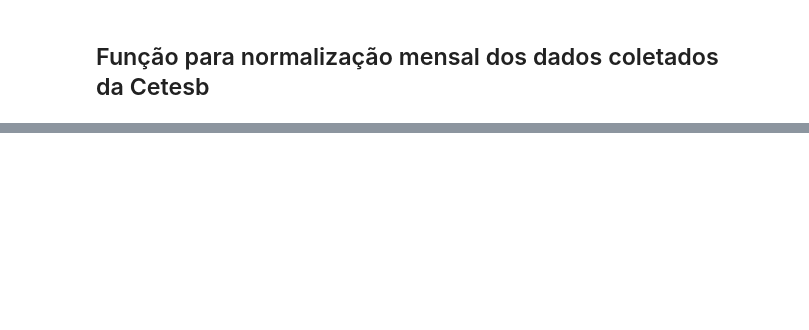
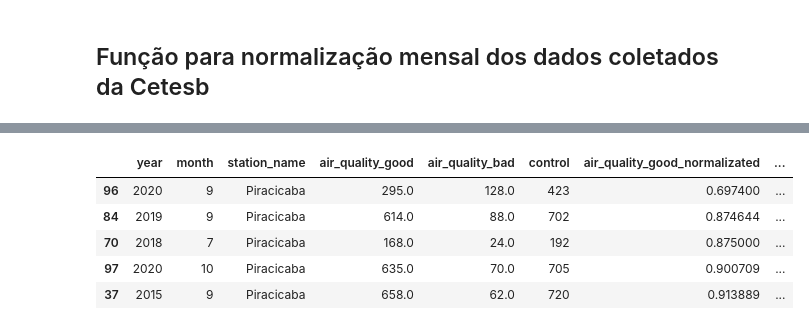
Before and after one commit to BrunoASNascimento/Estudo-da-correlacao-da-poluicao-atmosfericas-com-os-gastos-no-SUS, a Jupyter notebook: analysis.ipynb, the cells around one changed output, grey strips where cells are left out. Drawn from its saved outputs; the diff is of its cells as text; code cells hidden in the pictures; blank space fills up the shorter version.

```diff
--- a/analysis.ipynb
+++ b/analysis.ipynb
@@ -226,0 +229,9 @@ sns.despine()
+# %%
+result.sort_values(by='air_quality_bad_normalizated',ascending=False).head(5)
+# %% [output]
+|  | year | month | station_name | air_quality_good | air_quality_bad | control | air_quality_good_normalizated | ... |
+| 96 | 2020 | 9 | Piracicaba | 295.0 | 128.0 | 423 | 0.697400 | ... |
+| 84 | 2019 | 9 | Piracicaba | 614.0 | 88.0 | 702 | 0.874644 | ... |
+| 70 | 2018 | 7 | Piracicaba | 168.0 | 24.0 | 192 | 0.875000 | ... |
+| 97 | 2020 | 10 | Piracicaba | 635.0 | 70.0 | 705 | 0.900709 | ... |
+| 37 | 2015 | 9 | Piracicaba | 658.0 | 62.0 | 720 | 0.913889 | ... |
```
Also changed, not shown: parts of 7 cells of this notebook.
